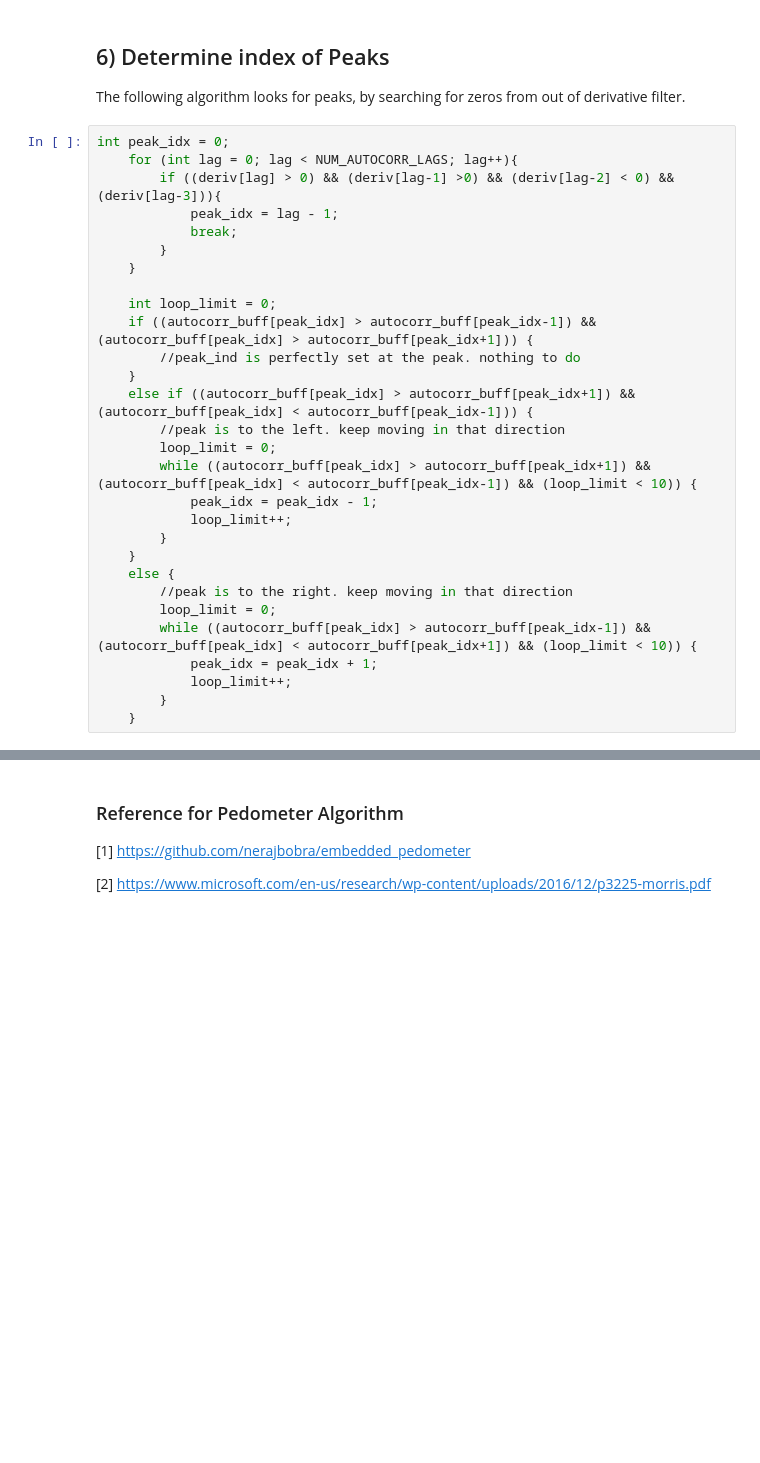
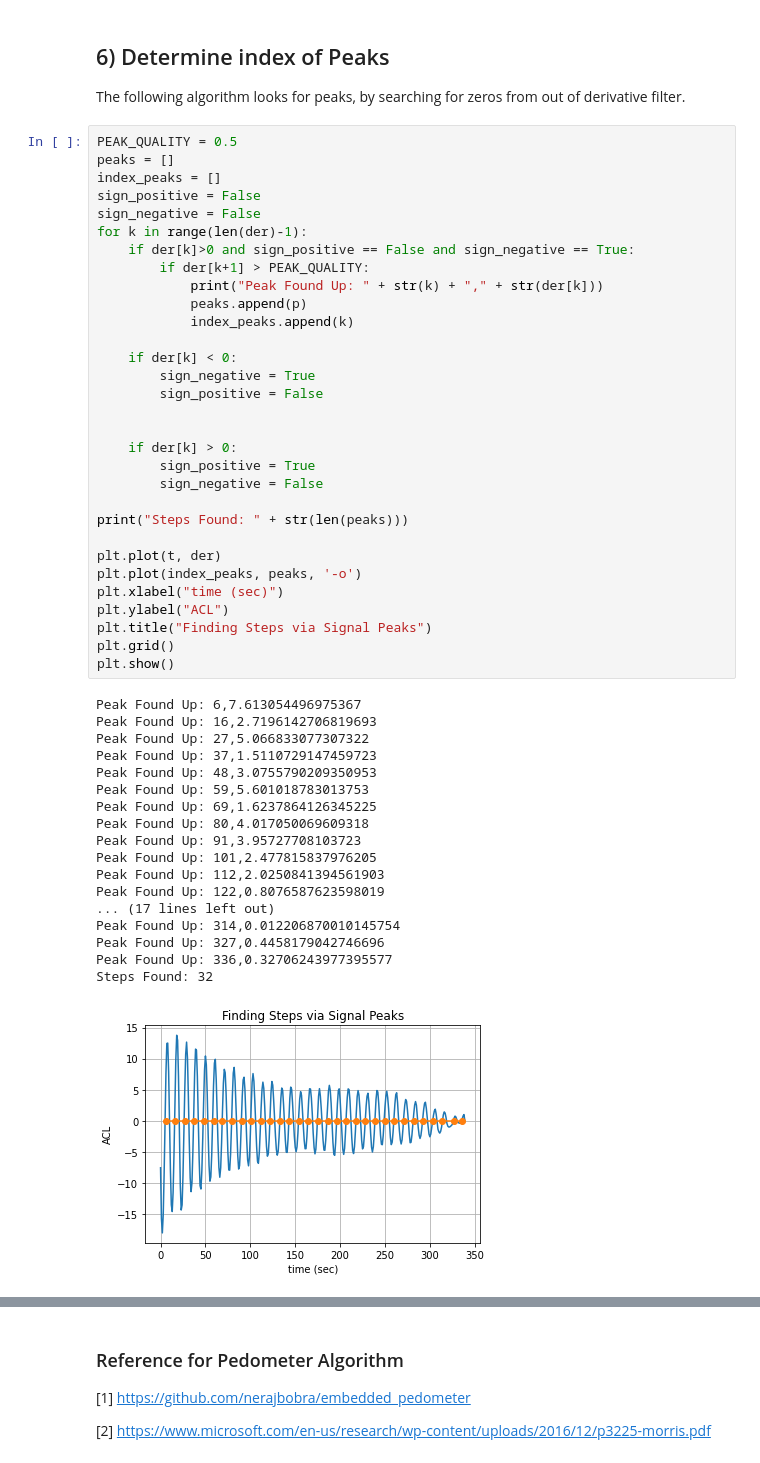
Before and after one commit to KingMatty314/TinyPicoHealthWatch, a Jupyter notebook: notebooks/Pedometer.ipynb, the cells around one changed output, grey strips where cells are left out. Drawn from its saved outputs; the diff is of its cells as text; blank space fills up the shorter version.

```diff
--- a/notebooks/Pedometer.ipynb
+++ b/notebooks/Pedometer.ipynb
@@ -137,31 +139,52 @@ int deriv[NUM_AUTOCORR_LAGS] = {};
 
 The following algorithm looks for peaks, by searching for zeros from out of derivative filter.
 # %%
-int peak_idx = 0;
-    for (int lag = 0; lag < NUM_AUTOCORR_LAGS; lag++){
-        if ((deriv[lag] > 0) && (deriv[lag-1] >0) && (deriv[lag-2] < 0) && (deriv[lag-3])){
-            peak_idx = lag - 1;
-            break;
-        }
-    }
+PEAK_QUALITY = 0.5
+peaks = []
+index_peaks = []
+sign_positive = False
+sign_negative = False
+for k in range(len(der)-1):
+    if der[k]>0 and sign_positive == False and sign_negative == True:
+        if der[k+1] > PEAK_QUALITY:
+            print("Peak Found Up: " + str(k) + "," + str(der[k]))
+            peaks.append(p)
+            index_peaks.append(k)
 
-    int loop_limit = 0;
-    if ((autocorr_buff[peak_idx] > autocorr_buff[peak_idx-1]) && (autocorr_buff[peak_idx] > autocorr_buff[peak_idx+1])) {
-        //peak_ind is perfectly set at the peak. nothing to do
-    }
-    else if ((autocorr_buff[peak_idx] > autocorr_buff[peak_idx+1]) && (autocorr_buff[peak_idx] < autocorr_buff[peak_idx-1])) {
-        //peak is to the left. keep moving in that direction
-        loop_limit = 0;
-        while ((autocorr_buff[peak_idx] > autocorr_buff[peak_idx+1]) && (autocorr_buff[peak_idx] < autocorr_buff[peak_idx-1]) && (loop_limit < 10)) {
-            peak_idx = peak_idx - 1;
-            loop_limit++;
-        }
-    }
-    else {
-        //peak is to the right. keep moving in that direction
-        loop_limit = 0;
-        while ((autocorr_buff[peak_idx] > autocorr_buff[peak_idx-1]) && (autocorr_buff[peak_idx] < autocorr_buff[peak_idx+1]) && (loop_limit < 10)) {
-            peak_idx = peak_idx + 1;
-            loop_limit++;
-        }
-    }
+    if der[k] < 0:
+        sign_negative = True
+        sign_positive = False
+
+
+    if der[k] > 0:
+        sign_positive = True
+        sign_negative = False
+
+print("Steps Found: " + str(len(peaks)))
+
+plt.plot(t, der)
+plt.plot(index_peaks, peaks, '-o')
+plt.xlabel("time (sec)")
+plt.ylabel("ACL")
+plt.title("Finding Steps via Signal Peaks")
+plt.grid()
+plt.show()
+# %% [output]
+Peak Found Up: 6,7.613054496975367
+Peak Found Up: 16,2.7196142706819693
+Peak Found Up: 27,5.066833077307322
+Peak Found Up: 37,1.5110729147459723
+Peak Found Up: 48,3.0755790209350953
+Peak Found Up: 59,5.601018783013753
+Peak Found Up: 69,1.6237864126345225
+Peak Found Up: 80,4.017050069609318
+Peak Found Up: 91,3.95727708103723
+Peak Found Up: 101,2.477815837976205
+Peak Found Up: 112,2.0250841394561903
+Peak Found Up: 122,0.8076587623598019
+... (17 lines left out)
+Peak Found Up: 314,0.012206870010145754
+Peak Found Up: 327,0.4458179042746696
+Peak Found Up: 336,0.32706243977395577
+Steps Found: 32
+[figure, added]
```
Also changed, not shown: parts of 11 cells of this notebook, 3 other files.
